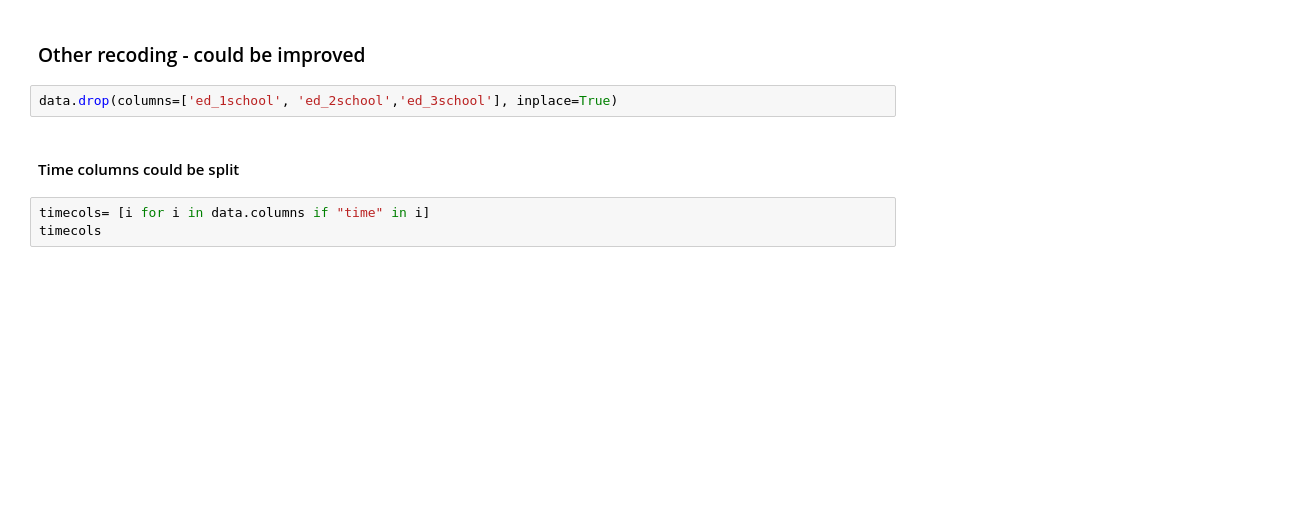
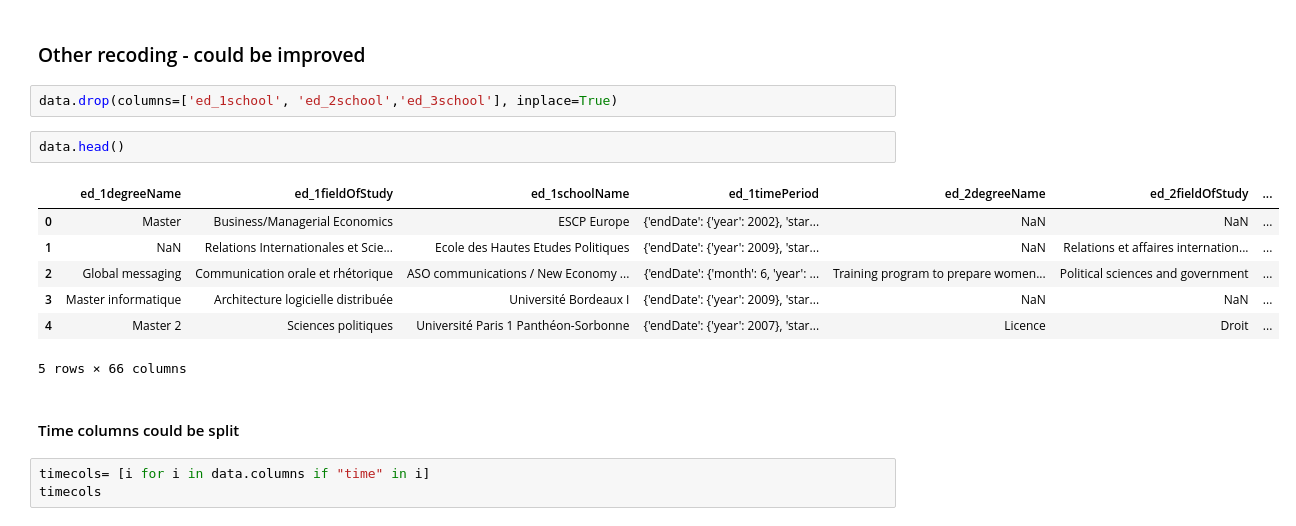
Before and after one commit to tatdef/IH_final_project, a Jupyter notebook: 5_modeling/making_database_3.ipynb, the cells around one changed output. Drawn from its saved outputs; the diff is of its cells as text; blank space fills up the shorter version.

```diff
--- a/5_modeling/making_database_3.ipynb
+++ b/5_modeling/making_database_3.ipynb
@@ -225,6 +226,16 @@ nullvalues.head()
 ### Other recoding - could be improved
 # %%
 data.drop(columns=['ed_1school', 'ed_2school','ed_3school'], inplace=True)
+# %%
+data.head()
+# %% [output]
+|  | ed_1degreeName | ed_1fieldOfStudy | ed_1schoolName | ed_1timePeriod | ed_2degreeName | ed_2fieldOfStudy | ... |
+| 0 | Master | Business/Managerial Economics | ESCP Europe | {'endDate': {'year': 2002}, 'star... | NaN | NaN | ... |
+| 1 | NaN | Relations Internationales et Scie... | Ecole des Hautes Etudes Politiques | {'endDate': {'year': 2009}, 'star... | NaN | Relations et affaires internation... | ... |
+| 2 | Global messaging | Communication orale et rhétorique | ASO communications / New Economy ... | {'endDate': {'month': 6, 'year': ... | Training program to prepare women... | Political sciences and government | ... |
+| 3 | Master informatique | Architecture logicielle distribuée | Université Bordeaux I | {'endDate': {'year': 2009}, 'star... | NaN | NaN | ... |
+| 4 | Master 2 | Sciences politiques | Université Paris 1 Panthéon-Sorbonne | {'endDate': {'year': 2007}, 'star... | Licence | Droit | ... |
+5 rows × 66 columns
 # %% [markdown]
 #### Time columns could be split
 # %%
```
Also changed, not shown: parts of 9 cells of this notebook.
